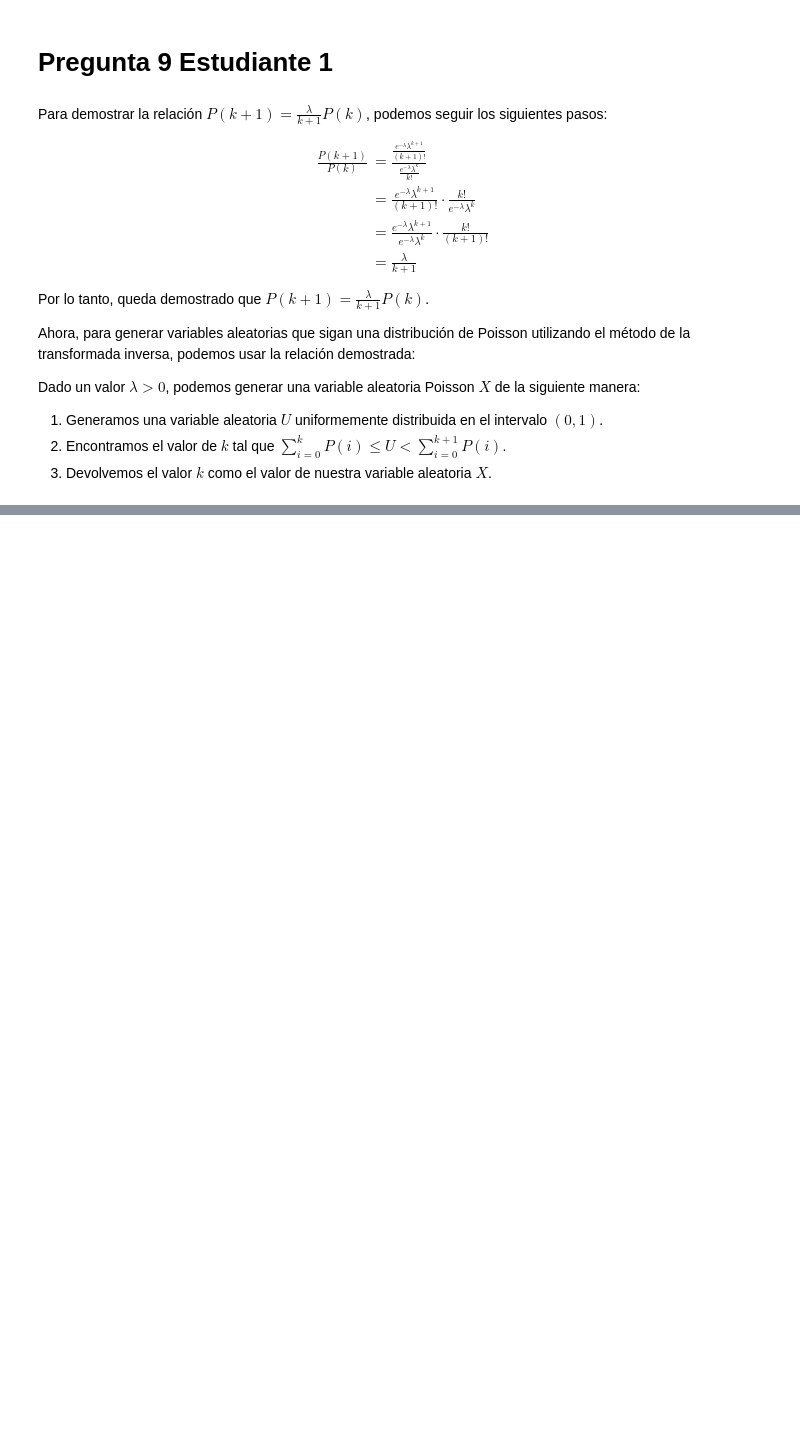
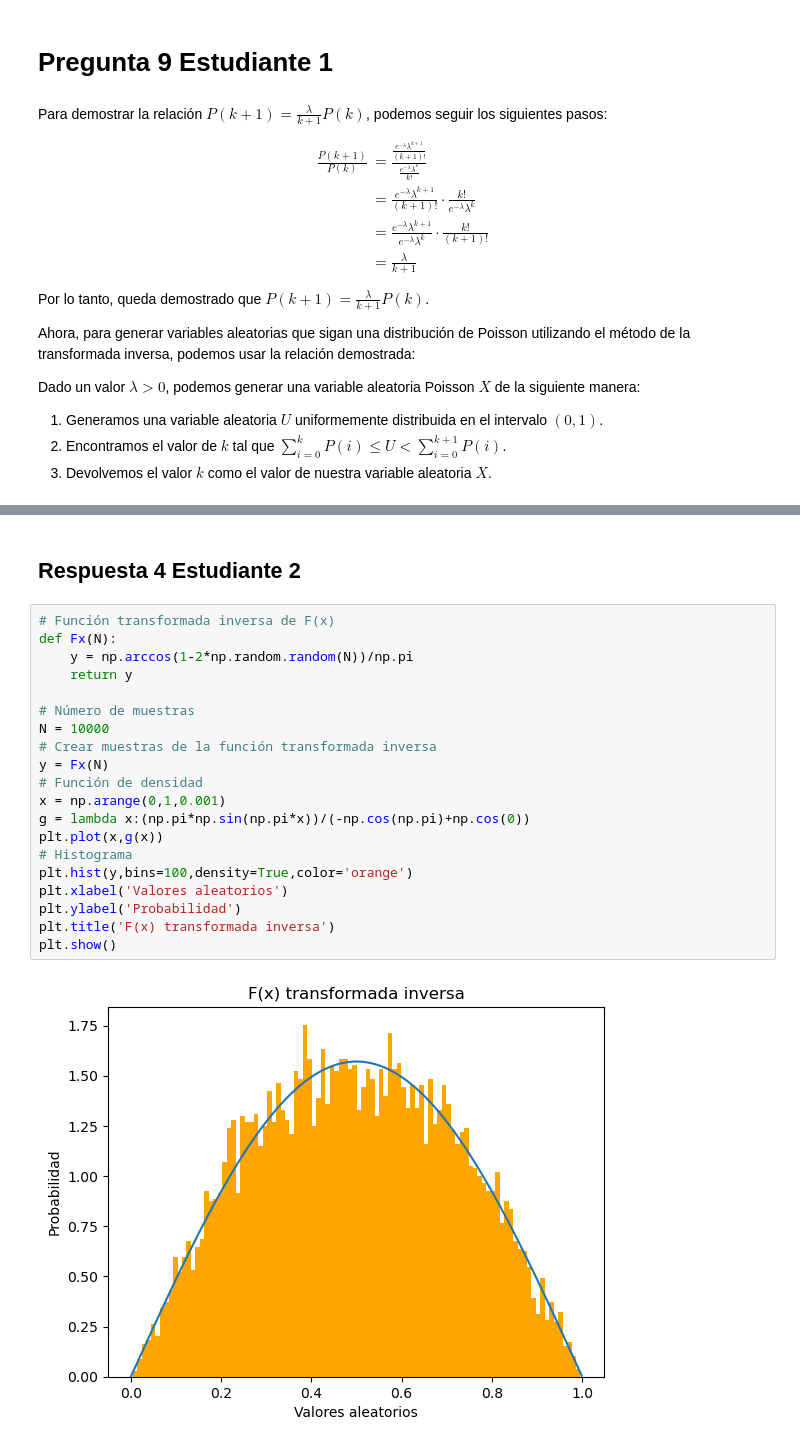
Before and after one commit to larissa002/Tarea-5, a Jupyter notebook: ProyectoConjunto_DCastro_MALGracian_Tarea5.ipynb, the cells around one changed output, grey strips where cells are left out. Cells and saved outputs as stored; diff of their text form; blank space fills up the shorter version.

```diff
--- a/ProyectoConjunto_DCastro_MALGracian_Tarea5.ipynb
+++ b/ProyectoConjunto_DCastro_MALGracian_Tarea5.ipynb
@@ -322,0 +409,24 @@ Dado un valor $\lambda > 0$, podemos generar una variable aleatoria Poisson $X$
+# %% [markdown]
+## Respuesta 4 Estudiante 2
+# %%
+# Función transformada inversa de F(x)
+def Fx(N):
+    y = np.arccos(1-2*np.random.random(N))/np.pi
+    return y
+
+# Número de muestras
+N = 10000
+# Crear muestras de la función transformada inversa
+y = Fx(N)
+# Función de densidad
+x = np.arange(0,1,0.001)
+g = lambda x:(np.pi*np.sin(np.pi*x))/(-np.cos(np.pi)+np.cos(0))
+plt.plot(x,g(x))
+# Histograma
+plt.hist(y,bins=100,density=True,color='orange')
+plt.xlabel('Valores aleatorios')
+plt.ylabel('Probabilidad')
+plt.title('F(x) transformada inversa')
+plt.show()
+# %% [output]
+[figure, added]
```
Also changed, not shown: parts of 19 cells of this notebook.
